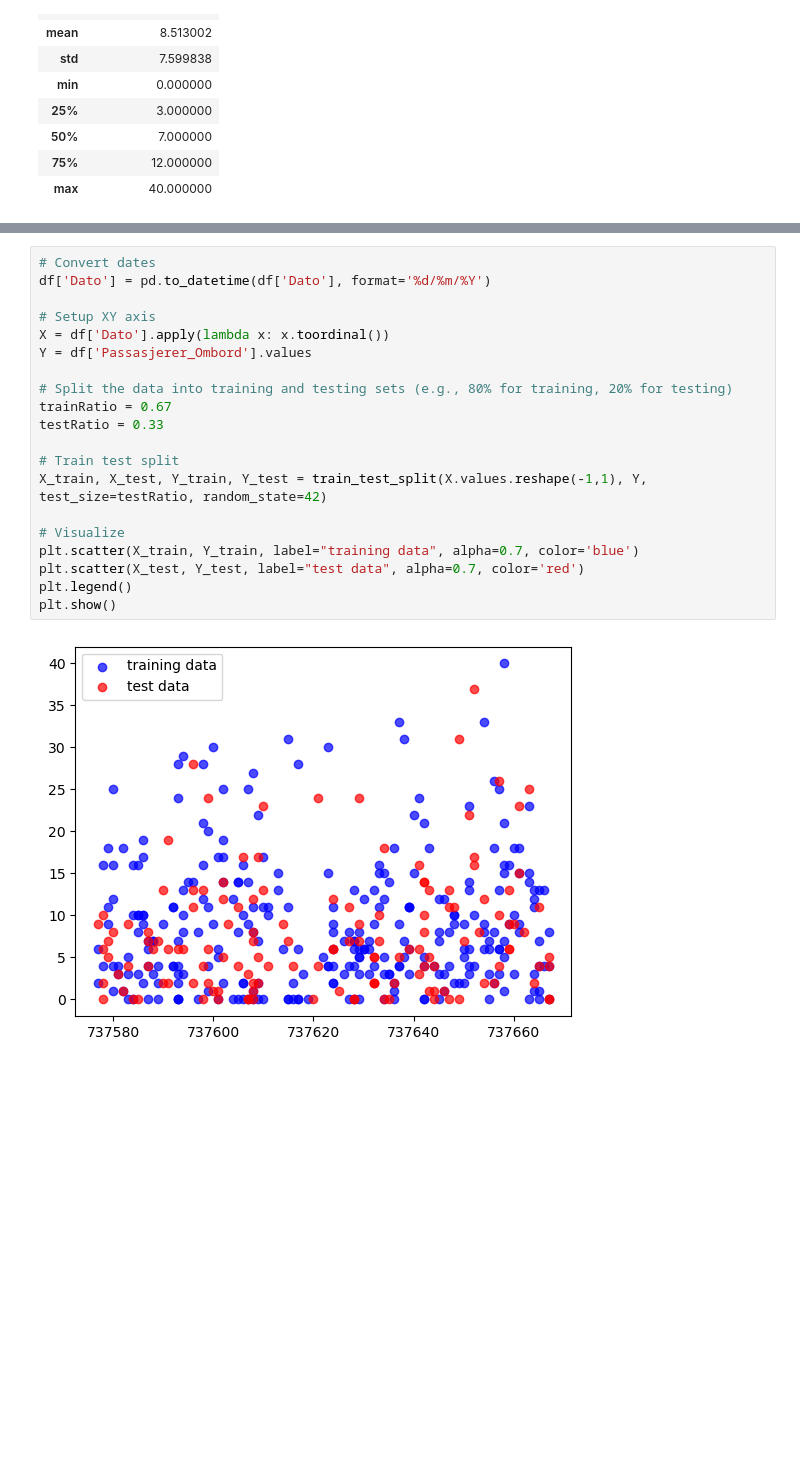
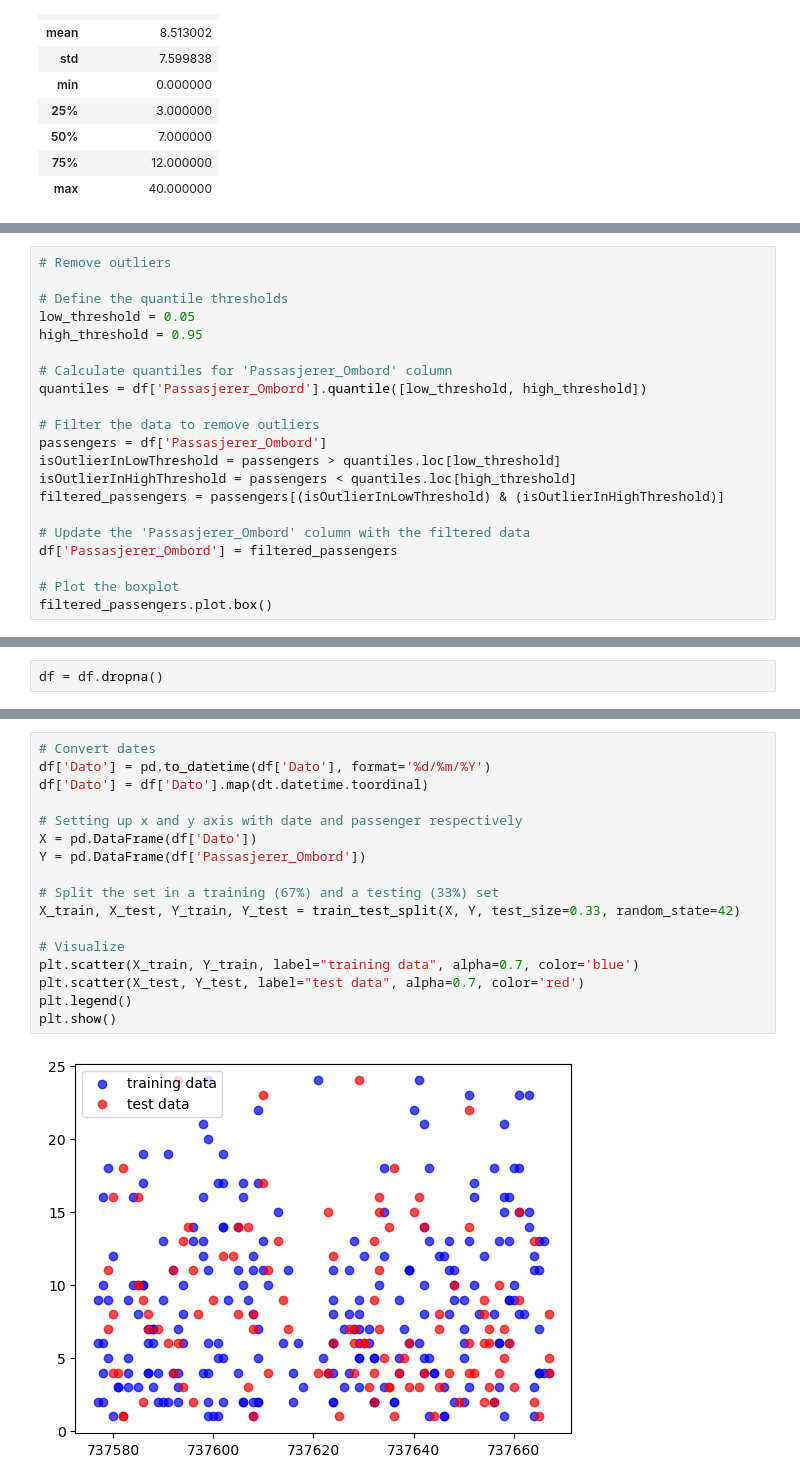
Before and after one commit to Cecinordahl/intro-ai, a Jupyter notebook: assignment2/predictPassengerData.ipynb, the cells around one changed output, grey strips where cells are left out. Drawn from its saved outputs; the diff is of its cells as text; blank space fills up the shorter version.

```diff
--- a/assignment2/predictPassengerData.ipynb
+++ b/assignment2/predictPassengerData.ipynb
@@ -121,0 +126,21 @@ df.describe()
+# %%
+# Remove outliers
+
+# Define the quantile thresholds
+low_threshold = 0.05
+high_threshold = 0.95
+
+# Calculate quantiles for 'Passasjerer_Ombord' column
+quantiles = df['Passasjerer_Ombord'].quantile([low_threshold, high_threshold])
+
+# Filter the data to remove outliers
+passengers = df['Passasjerer_Ombord']
+isOutlierInLowThreshold = passengers > quantiles.loc[low_threshold]
+isOutlierInHighThreshold = passengers < quantiles.loc[high_threshold]
+filtered_passengers = passengers[(isOutlierInLowThreshold) & (isOutlierInHighThreshold)]
+
+# Update the 'Passasjerer_Ombord' column with the filtered data
+df['Passasjerer_Ombord'] = filtered_passengers
+
+# Plot the boxplot
+filtered_passengers.plot.box()
@@ -122 +150,3 @@ df.describe()
+# %%
+df = df.dropna()
 # %% [markdown]
@@ -124,22 +154,19 @@ df.describe()
 # %%
 # Convert dates
 df['Dato'] = pd.to_datetime(df['Dato'], format='%d/%m/%Y')
+df['Dato'] = df['Dato'].map(dt.datetime.toordinal)
 
-# Setup XY axis
-X = df['Dato'].apply(lambda x: x.toordinal())
-Y = df['Passasjerer_Ombord'].values
+# Setting up x and y axis with date and passenger respectively
+X = pd.DataFrame(df['Dato'])
+Y = pd.DataFrame(df['Passasjerer_Ombord'])
 
-# Split the data into training and testing sets (e.g., 80% for training, 20% for testing)
-trainRatio = 0.67
-testRatio = 0.33
-
-# Train test split
-X_train, X_test, Y_train, Y_test = train_test_split(X.values.reshape(-1,1), Y, test_size=testRatio, random_state=42)
+# Split the set in a training (67%) and a testing (33%) set
+X_train, X_test, Y_train, Y_test = train_test_split(X, Y, test_size=0.33, random_state=42)
 
 # Visualize
 plt.scatter(X_train, Y_train, label="training data", alpha=0.7, color='blue')
 plt.scatter(X_test, Y_test, label="test data", alpha=0.7, color='red')
 plt.legend()
 plt.show()
 # %% [output]
-[figure, old version]
+[figure, new version]
```
Also changed, not shown: parts of 19 cells of this notebook.
